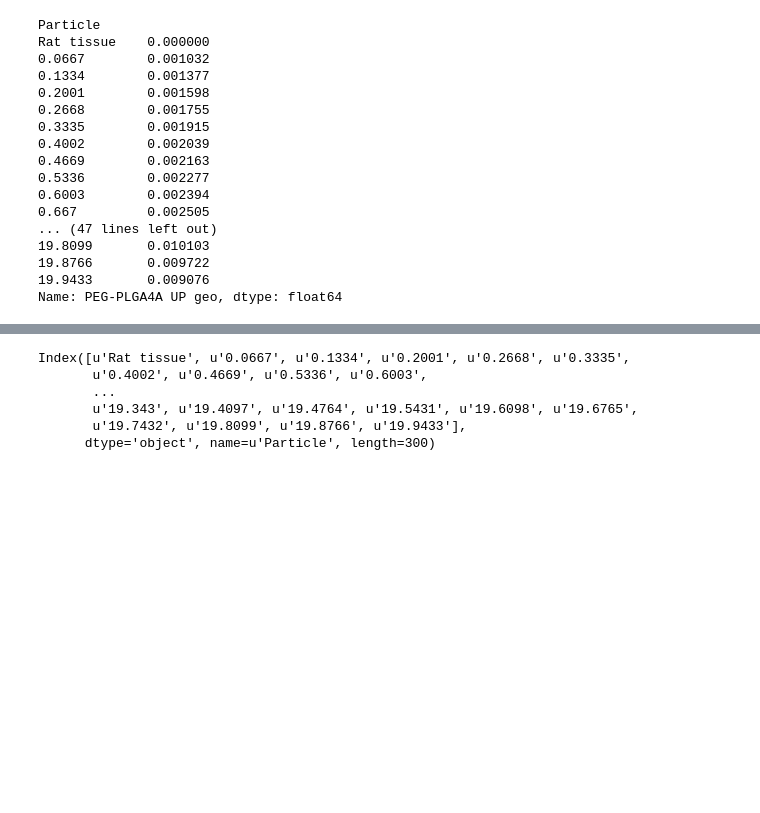
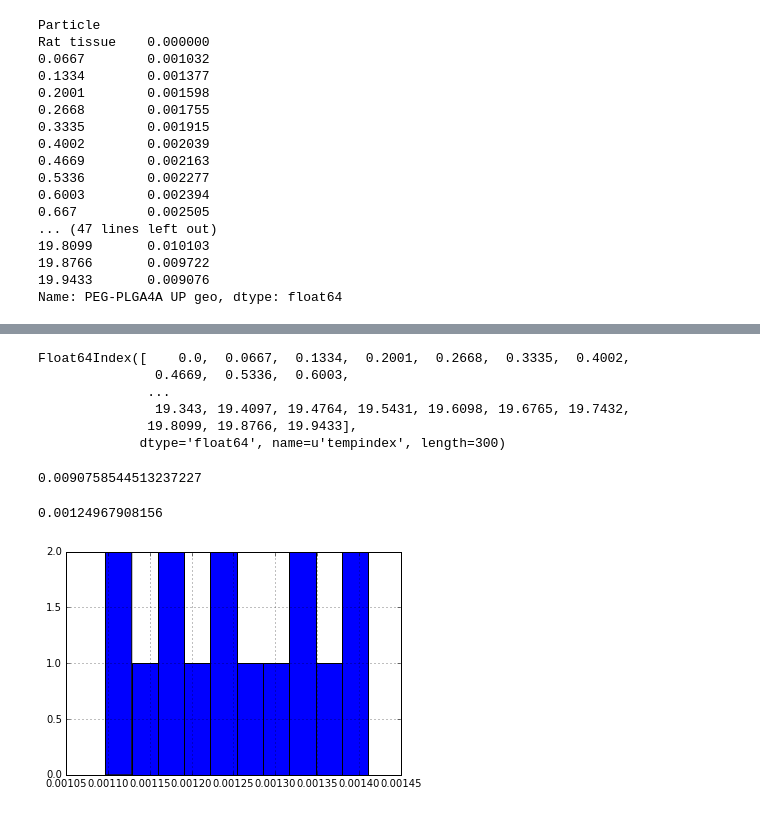
Before and after one commit to ccurtis7/brain_diffusion, a Jupyter notebook: test_notebooks/Ian_testing.ipynb, the cells around one changed output, grey strips where cells are left out. Drawn from its saved outputs; the diff is of its cells as text; code cells hidden in the pictures; blank space fills up the shorter version.

Commit message:
Updated Deff calculation testing

```diff
--- a/test_notebooks/Ian_testing.ipynb
+++ b/test_notebooks/Ian_testing.ipynb
@@ -236,3 +236,8 @@ Rat tissue    0.000000
 19.8766       0.009722
 19.9433       0.009076
 Name: PEG-PLGA4A UP geo, dtype: float64
+# %%
+tempindex = [0.0]
+for i in range(1, len(msd)):
+    tempindex.append(float(msd.index[i]))
+tempindex
@@ -238,0 +262,4 @@ Name: PEG-PLGA4A UP geo, dtype: float64
+# %%
+msd['tempindex'] = tempindex
+msd = msd.set_index('tempindex')
+msd
@@ -239,9 +286,13 @@ Name: PEG-PLGA4A UP geo, dtype: float64
+# %%
+msd.index
+# %% [output]
+Float64Index([    0.0,  0.0667,  0.1334,  0.2001,  0.2668,  0.3335,  0.4002,
+               0.4669,  0.5336,  0.6003,
+              ...
+               19.343, 19.4097, 19.4764, 19.5431, 19.6098, 19.6765, 19.7432,
+              19.8099, 19.8766, 19.9433],
+             dtype='float64', name=u'tempindex', length=300)
 # %%
-msd['PEG-PLGA4A UP geo'].index
+msd['PEG-PLGA4A UP geo'][19.9433]
 # %% [output]
-Index([u'Rat tissue', u'0.0667', u'0.1334', u'0.2001', u'0.2668', u'0.3335',
-       u'0.4002', u'0.4669', u'0.5336', u'0.6003',
-       ...
-       u'19.343', u'19.4097', u'19.4764', u'19.5431', u'19.6098', u'19.6765',
-       u'19.7432', u'19.8099', u'19.8766', u'19.9433'],
-      dtype='object', name=u'Particle', length=300)
+0.0090758544513237227
@@ -247,0 +301,12 @@ Index([u'Rat tissue', u'0.0667', u'0.1334', u'0.2001', u'0.2668', u'0.3335',
+# %%
+def compute_plot_Deff(ParticleChemistry,tmin,tmax):
+    temp1_msd = msd[msd.index >= tmin]
+    temp2_msd = temp1_msd[temp1_msd.index <= tmax]
+    temp2_msd[ParticleChemistry].hist()
+    Deff = scipy.stats.gmean(temp2_msd[ParticleChemistry])
+    print Deff
+# %%
+compute_plot_Deff('PLGA15k 0.5CHA geo',1,2)
+# %% [output]
+0.00124967908156
+[figure, added]
```
Also changed, not shown: parts of 3 cells of this notebook.
